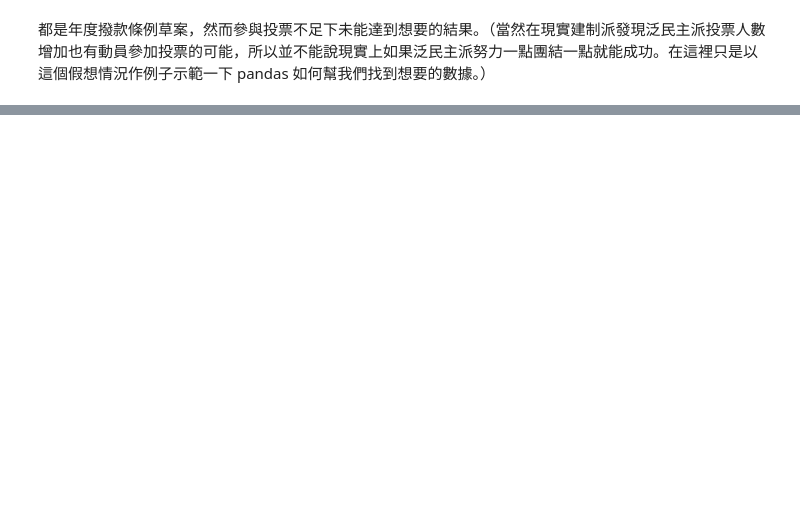
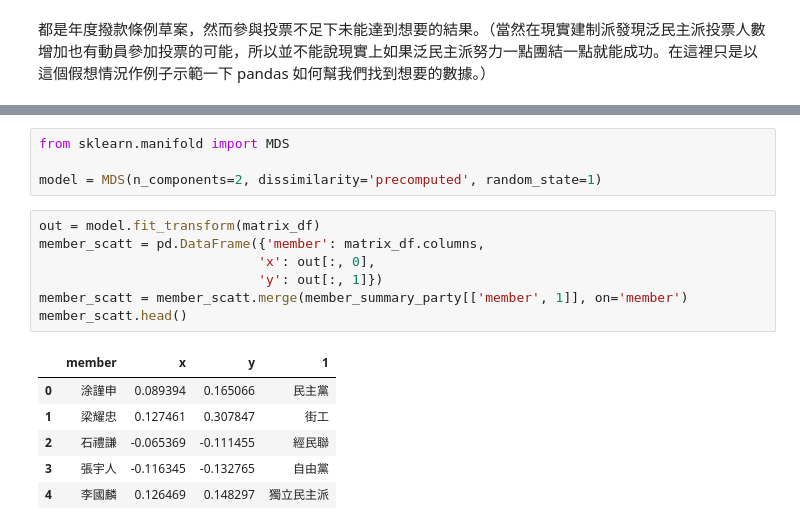
Before and after one commit to TikuisChan/LegcoStat, a Jupyter notebook: legcoStat6_overall.ipynb, the cells around one changed output, grey strips where cells are left out. Cells and saved outputs as stored; diff of their text form; blank space fills up the shorter version.

```diff
--- a/legcoStat6_overall.ipynb
+++ b/legcoStat6_overall.ipynb
@@ -784,0 +820,18 @@ legco_cm[legco_cm['vote-id'] == '20180509067'][['motion', 'mover', 'overall-vote
+# %%
+from sklearn.manifold import MDS
+
+model = MDS(n_components=2, dissimilarity='precomputed', random_state=1)
+# %%
+out = model.fit_transform(matrix_df)
+member_scatt = pd.DataFrame({'member': matrix_df.columns,
+                            'x': out[:, 0],
+                            'y': out[:, 1]})
+member_scatt = member_scatt.merge(member_summary_party[['member', 1]], on='member')
+member_scatt.head()
+# %% [output]
+|  | member | x | y | 1 |
+| 0 | 涂謹申 | 0.089394 | 0.165066 | 民主黨 |
+| 1 | 梁耀忠 | 0.127461 | 0.307847 | 街工 |
+| 2 | 石禮謙 | -0.065369 | -0.111455 | 經民聯 |
+| 3 | 張宇人 | -0.116345 | -0.132765 | 自由黨 |
+| 4 | 李國麟 | 0.126469 | 0.148297 | 獨立民主派 |
```
Also changed, not shown: parts of 15 cells of this notebook.
